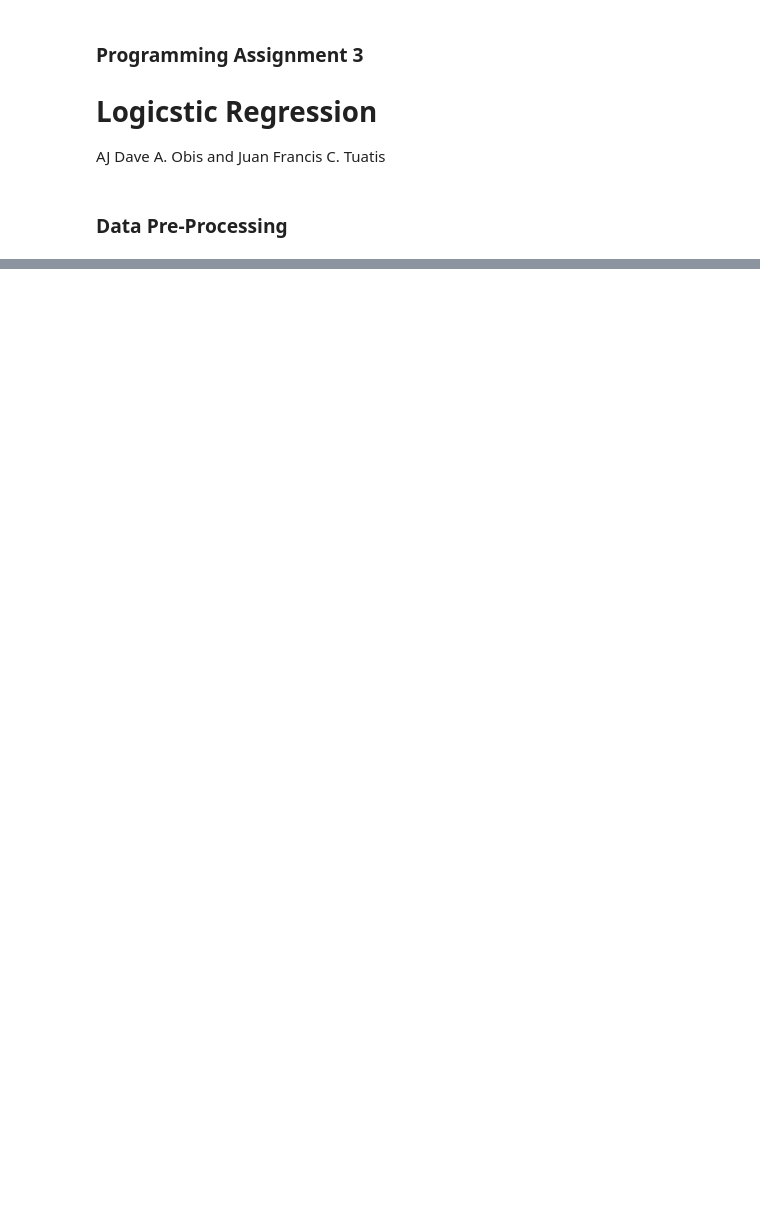
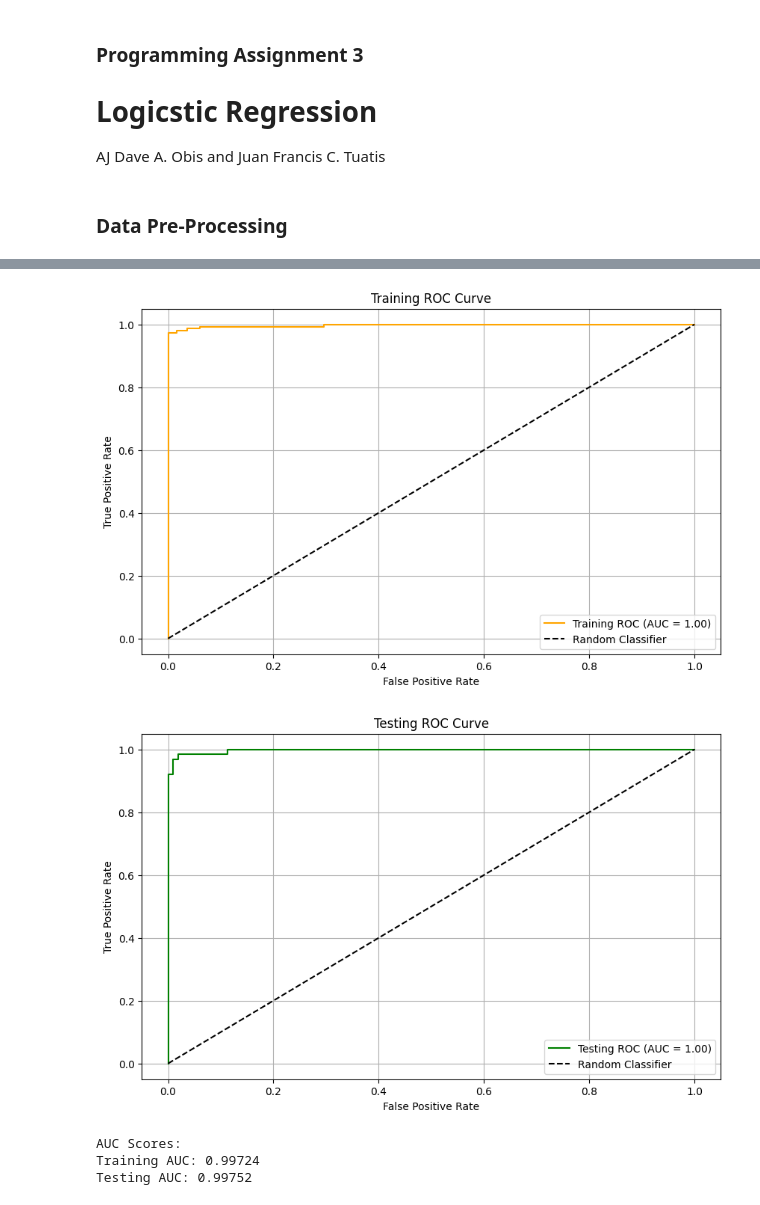
Before and after one commit to JuanTuatis/emtech-programming-assignment, a Jupyter notebook: Programming Assignment 3/Programming_Assignment_3_Obis_&_Tuatis.ipynb, the cells around one changed output, grey strips where cells are left out. Cells and saved outputs as stored; diff of their text form; code cells hidden in the pictures; blank space fills up the shorter version.

```diff
--- a/Programming Assignment 3/Programming_Assignment_3_Obis_&_Tuatis.ipynb
+++ b/Programming Assignment 3/Programming_Assignment_3_Obis_&_Tuatis.ipynb
@@ -51,0 +82,11 @@ print(data.head())
+# %%
+# use stratify=y...
+X_train, X_test, y_train, y_test = train_test_split(
+    X, y, test_size=0.3, random_state=42, stratify=y
+)
+
+# build a pipeline...
+pipeline = Pipeline([
+    ('scaler', StandardScaler()),
+    ('logreg', LogisticRegression(random_state=42))
+])
@@ -51,0 +170,44 @@ print(data.head())
+# %%
+# Plot ROC curve and report AUC
+train_probs = pipeline.predict_proba(X_train)[:, 1]
+test_probs = pipeline.predict_proba(X_test)[:, 1]
+
+# Calculate ROC curves
+train_fpr, train_tpr, _ = roc_curve(y_train, train_probs)
+test_fpr, test_tpr, _ = roc_curve(y_test, test_probs)
+
+# Calculate AUC scores
+train_auc = roc_auc_score(y_train, train_probs)
+test_auc = roc_auc_score(y_test, test_probs)
+
+# Plot Training ROC curve
+plt.figure(figsize=(10, 6))
+plt.plot(train_fpr, train_tpr, color='orange', label=f'Training ROC (AUC = {train_auc:.2f})')
+plt.plot([0, 1], [0, 1], 'k--', label='Random Classifier')
+plt.xlabel('False Positive Rate')
+plt.ylabel('True Positive Rate')
+plt.title('Training ROC Curve')
+plt.legend(loc='best')
+plt.grid()
+plt.show()
+
+# Plot Testing ROC curve
+plt.figure(figsize=(10, 6))
+plt.plot(test_fpr, test_tpr, color='green', label=f'Testing ROC (AUC = {test_auc:.2f})')
+plt.plot([0, 1], [0, 1], 'k--', label='Random Classifier')
+plt.xlabel('False Positive Rate')
+plt.ylabel('True Positive Rate')
+plt.title('Testing ROC Curve')
+plt.legend(loc='best')
+plt.grid()
+plt.show()
+
+print("\nAUC Scores:")
+print(f"Training AUC: {train_auc:.5f}")
+print(f"Testing AUC: {test_auc:.5f}")
+# %% [output]
+[figure, added]
+[figure, added]
+AUC Scores:
+Training AUC: 0.99724
+Testing AUC: 0.99752
```
Also changed, not shown: parts of 13 cells of this notebook.
